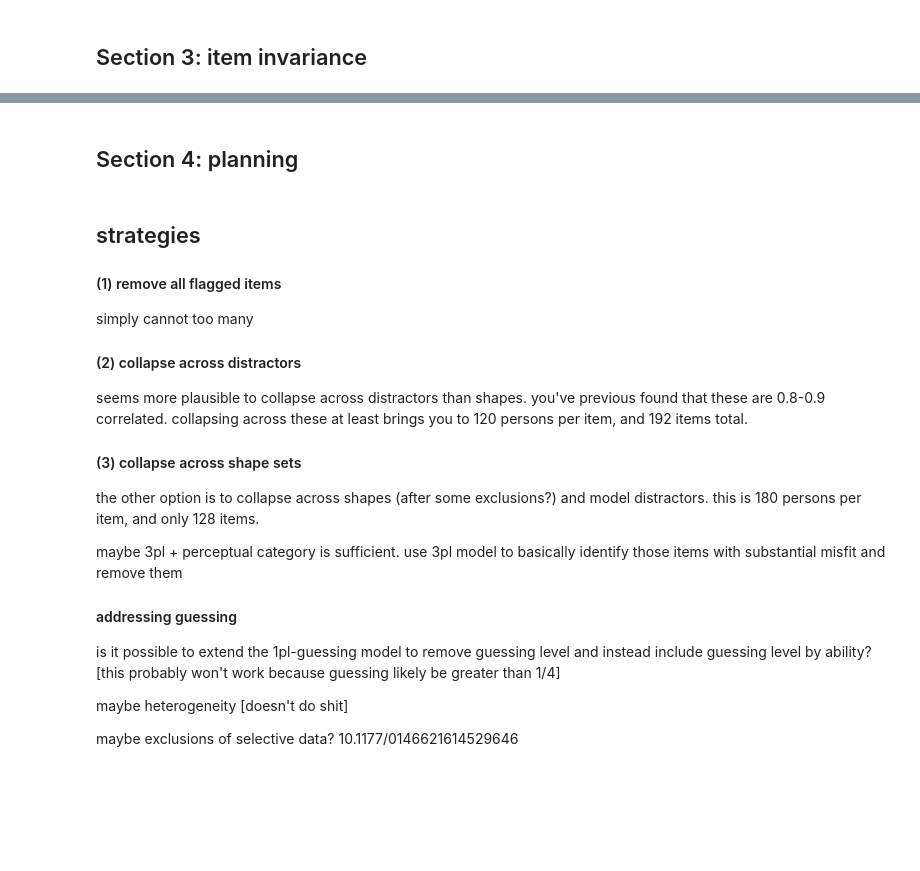
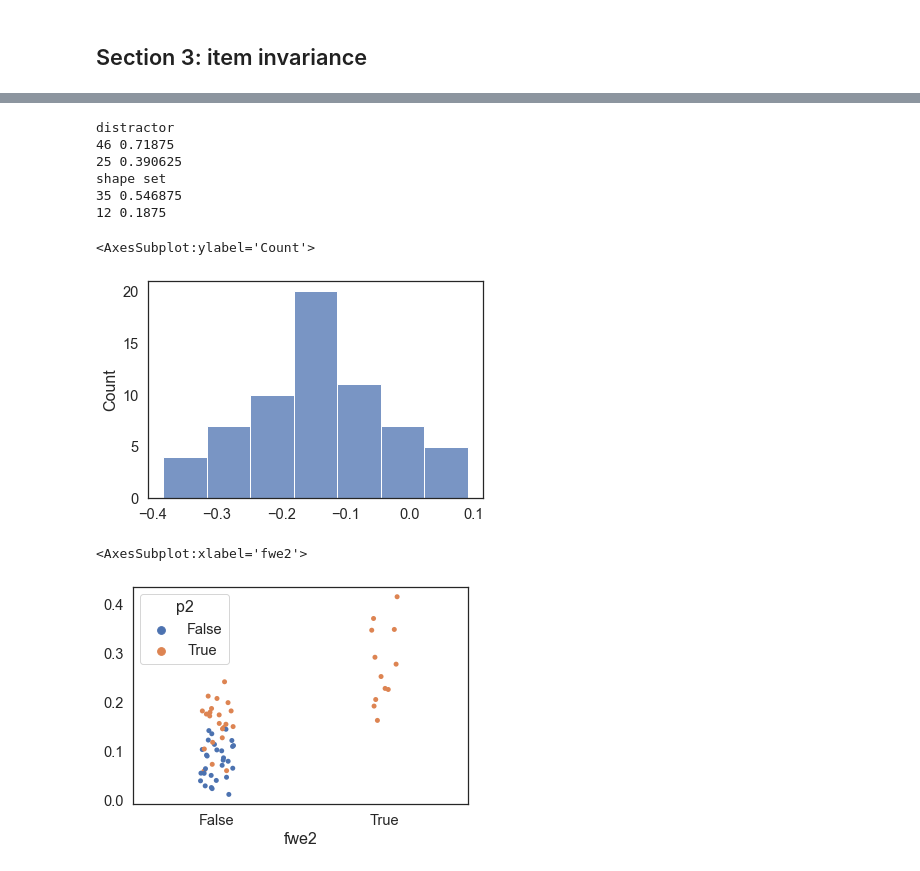
Before and after one commit to ndawlab/mars-irt, a Jupyter notebook: 03_Calibration/04_dif.ipynb, the cells around one changed output, grey strips where cells are left out. Drawn from its saved outputs; the diff is of its cells as text; code cells hidden in the pictures; blank space fills up the shorter version.

```diff
--- a/03_Calibration/04_dif.ipynb
+++ b/03_Calibration/04_dif.ipynb
@@ -354,26 +31,0 @@ MNLogit Regression Results
-# %% [markdown]
-## Section 4: planning
-# %% [markdown]
-## strategies
-
-#### (1) remove all flagged items
-
-simply cannot too many
-
-#### (2) collapse across distractors
-
-seems more plausible to collapse across distractors than shapes. you've previous found that these are 0.8-0.9 correlated. collapsing across these at least brings you to 120 persons per item, and 192 items total.
-
-#### (3) collapse across shape sets
-
-the other option is to collapse across shapes (after some exclusions?) and model distractors. this is 180 persons per item, and only 128 items.
-
-maybe 3pl + perceptual category is sufficient. use 3pl model to basically identify those items with substantial misfit and remove them
-
-#### addressing guessing
-
-is it possible to extend the 1pl-guessing model to remove guessing level and instead include guessing level by ability? [this probably won't work because guessing likely be greater than 1/4]
-
-maybe heterogeneity [doesn't do shit]
-
-maybe exclusions of selective data? 10.1177/0146621614529646
@@ -410,0 +32,37 @@ for gamma, color in zip(gammas, sns.color_palette(n_colors=2).as_hex()):
+# %%
+dif = read_csv('stan_results/dif.csv')
+print('distractor')
+print((dif.p1 < 0.05).sum(), (dif.p1 < 0.05).mean())
+print((dif.fwe1 < 0.05).sum(), (dif.fwe1 < 0.05).mean())
+print('shape set')
+print((dif.p2 < 0.05).sum(), (dif.p2 < 0.05).mean())
+print((dif.fwe2 < 0.05).sum(), (dif.fwe2 < 0.05).mean())
+# %% [output]
+distractor
+46 0.71875
+25 0.390625
+shape set
+35 0.546875
+12 0.1875
+# %%
+def inv_logit(x):
+    return 1 / (1 + np.exp(-x))
+
+d0 = inv_logit(dif.b0 + dif.b2) - inv_logit(dif.b0)
+sns.histplot(d0)
+# %% [output]
+<AxesSubplot:ylabel='Count'>
+[figure, added]
+# %%
+d2 = np.column_stack([
+    inv_logit(dif.b0 + dif.b3) - inv_logit(dif.b0),
+    inv_logit(dif.b0 + dif.b4) - inv_logit(dif.b0),
+    inv_logit(dif.b0 + dif.b4) - inv_logit(dif.b0 + dif.b3)
+])
+
+dmax = np.abs(d2).max(axis=1)
+
+sns.stripplot(x=dif.fwe2 < 0.05, y=dmax, hue=dif.p2 < 0.05)
+# %% [output]
+<AxesSubplot:xlabel='fwe2'>
+[figure, added]
```
Also changed, not shown: parts of 20 cells of this notebook, 3 other files.
